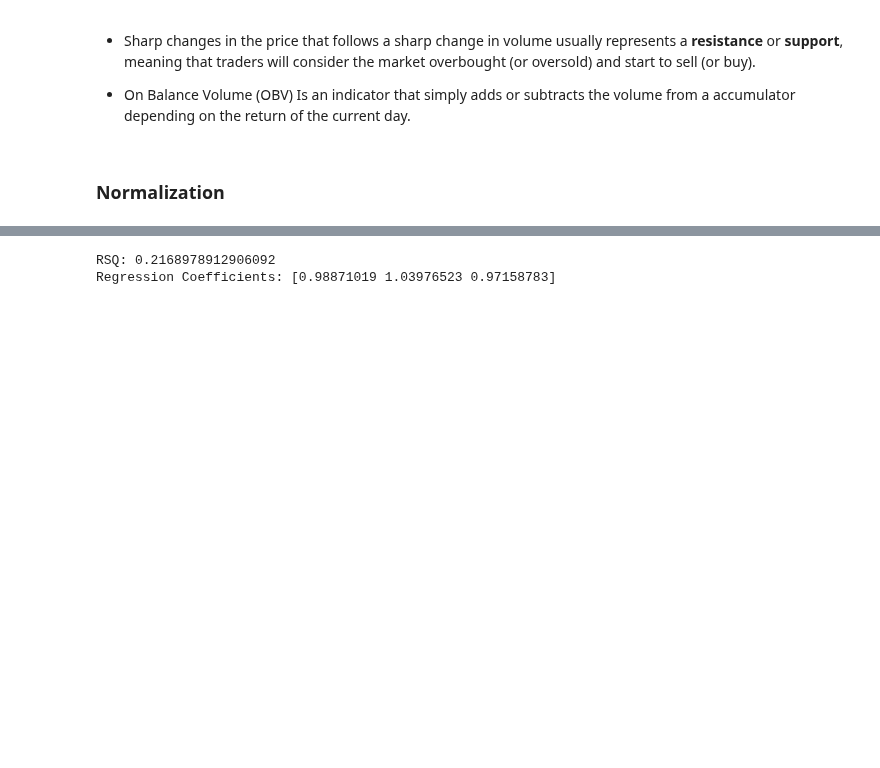
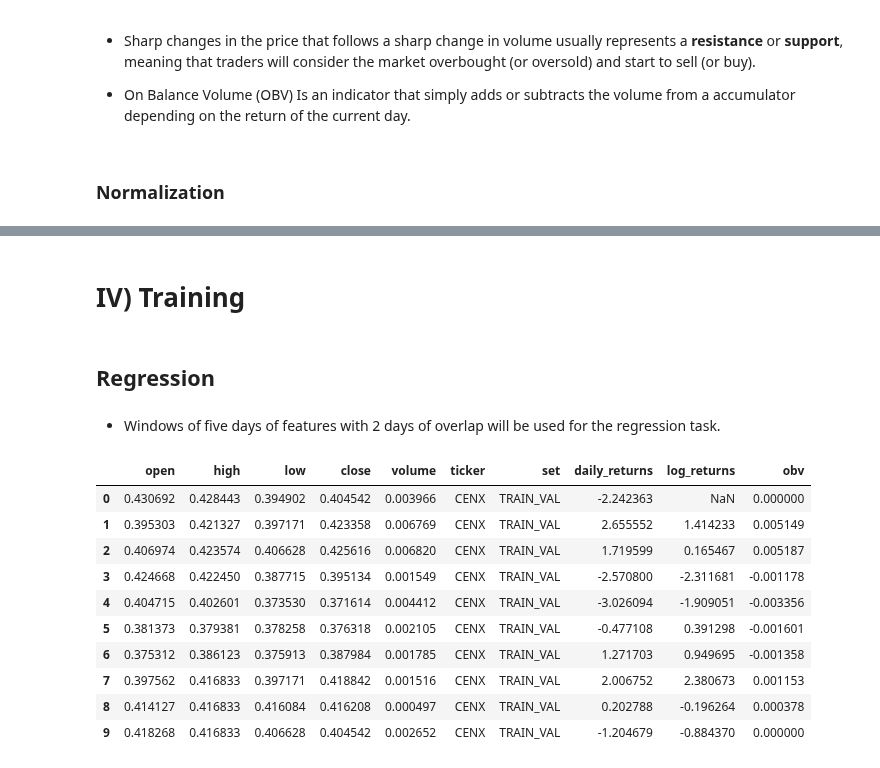
Before and after one commit to leoniloris/Stock-Price-Prediction, a Jupyter notebook: stock_price_prediction.ipynb, the cells around one changed output, grey strips where cells are left out. Saved outputs shown, nothing was run; the diff lists cells and outputs as text; code cells hidden in the pictures; blank space fills up the shorter version.

```diff
--- a/stock_price_prediction.ipynb
+++ b/stock_price_prediction.ipynb
@@ -55,7 +55,7 @@ import numpy as np
 api_key = os.environ['QUANDL_API_KEY']
 metadata_filename = 'WIKI_metadata.csv'
 dataset_filename = 'WIKI_dataset.csv'
-dates_range = ['2000-12-31', '2017-12-31']
+dates_range = ['2000-12-31', '2019-12-31']
 # %% [markdown]
 ## Downloading and extracting the dataset
 # %%
@@ -164,7 +194,7 @@ cross_validation_split = TimeSeriesSplit(n_splits=4)
 # %% [markdown]
 * As discussed in the first section, it is useful to transform the OCHL features to something manageable mathematically, such as, a (locally) stationary time series.
 # %%
-features_df = dataset_df[['open', 'high', 'low', 'close', 'volume', 'ticker']].copy()
+features_df = dataset_df[['open', 'high', 'low', 'close', 'volume', 'ticker', 'set']].copy()
 # %% [markdown]
 ## Analytical features
 # %% [markdown]
@@ -243,4 +273,4 @@ features_df = features_df.groupby('ticker')\
 # %%
 _features_df = features_df[['open', 'high', 'low', 'close', 'volume', 'daily_returns', 'log_returns', 'obv']]
-_features_df = _features_df.div(_features_df.std())
+_features_df = _features_df.div(_features_df[features_df.set == 'TRAIN_VAL'].std())
 features_df[['open', 'high', 'low', 'close', 'volume', 'daily_returns', 'log_returns', 'obv']] = _features_df
@@ -274,11 +284,20 @@ outcome.name = 'outcome'
-# %%
-from sklearn.linear_model import LinearRegression
-model = LinearRegression()
-features = pd.concat([f01,f02,f03],axis=1)
-features.columns = ['f01','f02','f03']
-model.fit(X=features,y=outcome)
-print('RSQ: '+str(model.score(X=features,y=outcome)))
-print('Regression Coefficients: '+str(model.coef_))
-# %% [output]
-RSQ: 0.2168978912906092
-Regression Coefficients: [0.98871019 1.03976523 0.97158783]
+# %% [markdown]
+# IV) Training
+# %% [markdown]
+## Regression
+# %% [markdown]
+* Windows of five days of features with 2 days of overlap will be used for the regression task.
+# %%
+features_df.head(10)
+# %% [output]
+|  | open | high | low | close | volume | ticker | set | daily_returns | log_returns | obv |
+| 0 | 0.430692 | 0.428443 | 0.394902 | 0.404542 | 0.003966 | CENX | TRAIN_VAL | -2.242363 | NaN | 0.000000 |
+| 1 | 0.395303 | 0.421327 | 0.397171 | 0.423358 | 0.006769 | CENX | TRAIN_VAL | 2.655552 | 1.414233 | 0.005149 |
+| 2 | 0.406974 | 0.423574 | 0.406628 | 0.425616 | 0.006820 | CENX | TRAIN_VAL | 1.719599 | 0.165467 | 0.005187 |
+| 3 | 0.424668 | 0.422450 | 0.387715 | 0.395134 | 0.001549 | CENX | TRAIN_VAL | -2.570800 | -2.311681 | -0.001178 |
+| 4 | 0.404715 | 0.402601 | 0.373530 | 0.371614 | 0.004412 | CENX | TRAIN_VAL | -3.026094 | -1.909051 | -0.003356 |
+| 5 | 0.381373 | 0.379381 | 0.378258 | 0.376318 | 0.002105 | CENX | TRAIN_VAL | -0.477108 | 0.391298 | -0.001601 |
+| 6 | 0.375312 | 0.386123 | 0.375913 | 0.387984 | 0.001785 | CENX | TRAIN_VAL | 1.271703 | 0.949695 | -0.001358 |
+| 7 | 0.397562 | 0.416833 | 0.397171 | 0.418842 | 0.001516 | CENX | TRAIN_VAL | 2.006752 | 2.380673 | 0.001153 |
+| 8 | 0.414127 | 0.416833 | 0.416084 | 0.416208 | 0.000497 | CENX | TRAIN_VAL | 0.202788 | -0.196264 | 0.000378 |
+| 9 | 0.418268 | 0.416833 | 0.406628 | 0.404542 | 0.002652 | CENX | TRAIN_VAL | -1.204679 | -0.884370 | 0.000000 |
```
Also changed, not shown: parts of 19 cells of this notebook, 1 other file.
